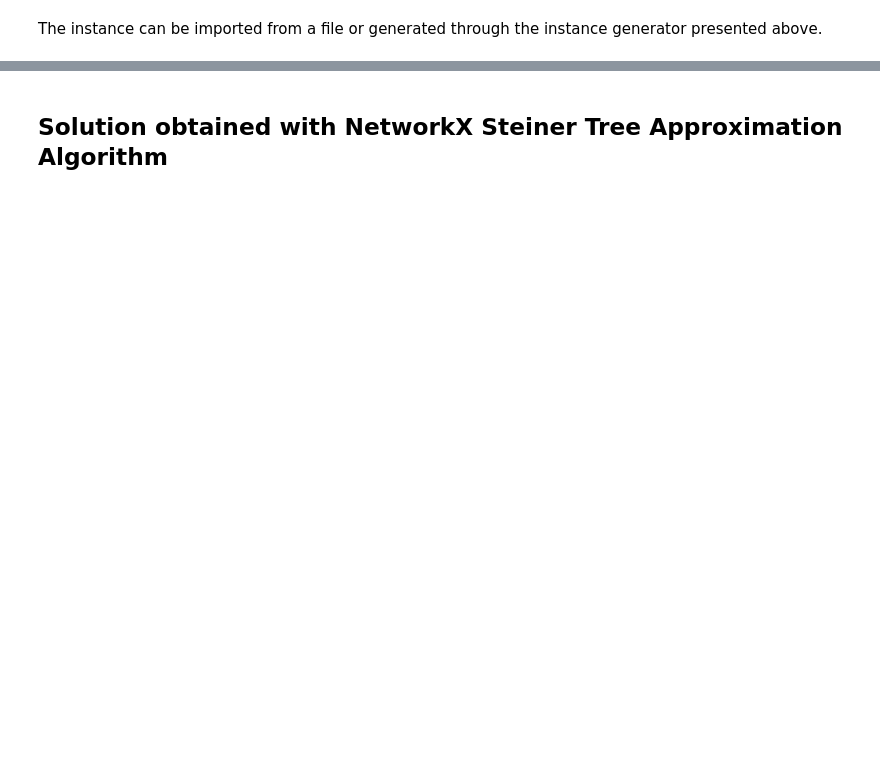
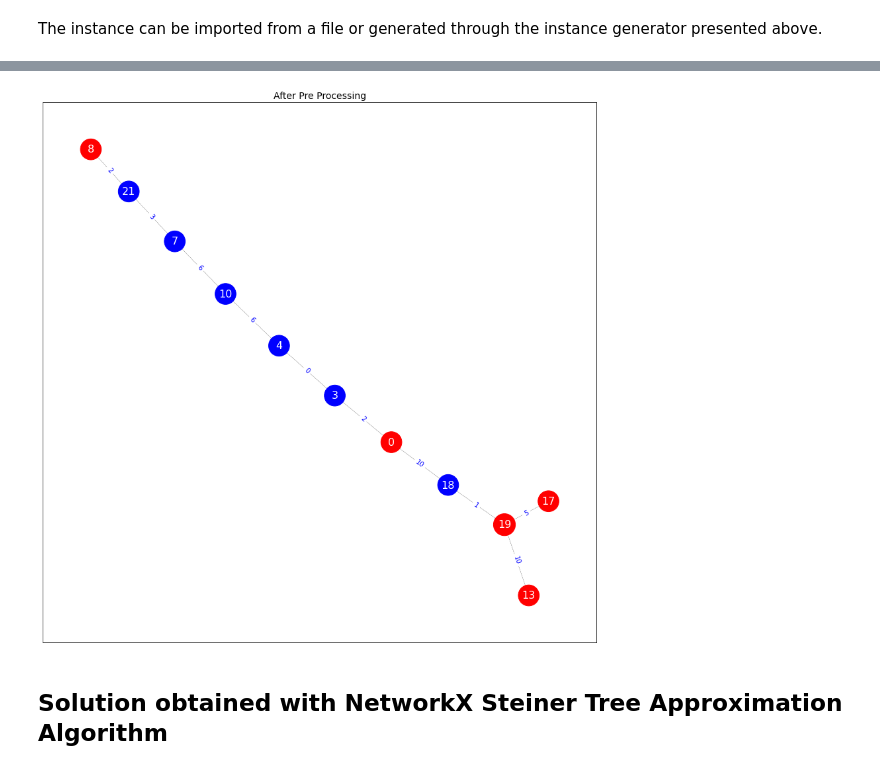
Before and after one commit to viniciusdsmello/prize-collecting-steiner-tree, a Jupyter notebook: notebooks/experiments_aco.ipynb, the cells around one changed output, grey strips where cells are left out. Cells and saved outputs as stored; diff of their text form; code cells hidden in the pictures; blank space fills up the shorter version.

```diff
--- a/notebooks/experiments_aco.ipynb
+++ b/notebooks/experiments_aco.ipynb
@@ -71,3 +95,15 @@ print(conn_components)
+# %%
+try:
+    draw_steiner_graph(
+        stp_preprocessed.graph,
+        plot_title=f'After Pre Processing',
+        node_label='name',
+        seed=SEED
+    )
+except Exception as e:
+    print(e)
+# %% [output]
+[figure, added]
 # %% [markdown]
 ## Solution obtained with NetworkX Steiner Tree Approximation Algorithm
 # %%
```
Also changed, not shown: parts of 6 cells of this notebook, 4 other files.
